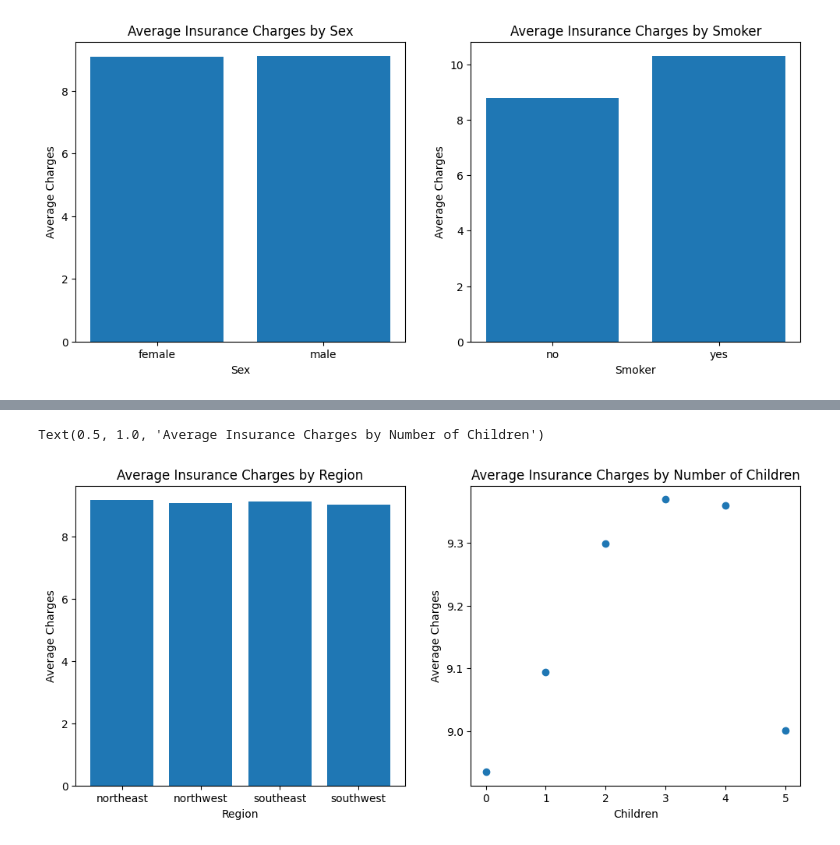
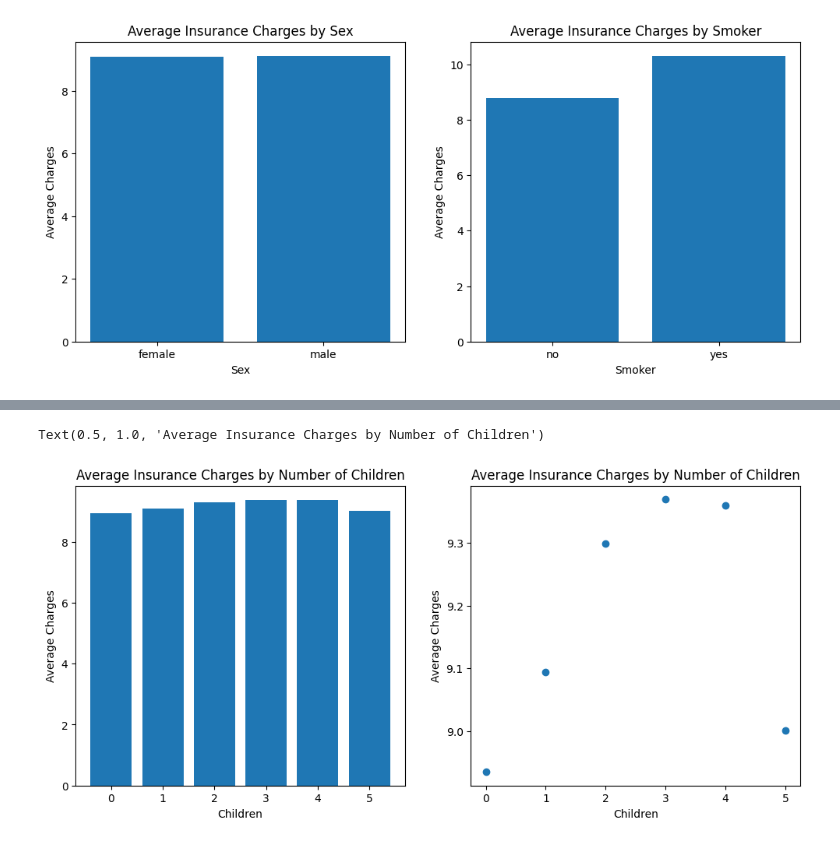
Before and after one commit to Lailah-Idrees/medical_insurance_data_analysis, a Jupyter notebook: jupyter_notebooks/Data_Visualisation.ipynb, the cells around one changed output, grey strips where cells are left out. Cells and saved outputs as stored; diff of their text form; code cells hidden in the pictures.

```diff
--- a/jupyter_notebooks/Data_Visualisation.ipynb
+++ b/jupyter_notebooks/Data_Visualisation.ipynb
@@ -74,15 +87,15 @@ plt.show()
 # %%
-region_charges = df.groupby('region')['charges'].mean()
+children_charges_charges = df.groupby('children')['charges'].mean()
 fig,axes=plt.subplots(1, 2, figsize=(12,5))
-axes[0].bar(x=region_charges.index, height=region_charges)
-axes[0].set_xlabel('Region')
+axes[0].bar(x=children_charges_charges.index, height=children_charges_charges)
+axes[0].set_xlabel('Children')
 axes[0].set_ylabel('Average Charges')
-axes[0].set_title('Average Insurance Charges by Region')
+axes[0].set_title('Average Insurance Charges by Number of Children')
 
-axes[1].scatter(x=children_charges.index, y=children_charges)
+axes[1].scatter(x=children_charges_charges.index, y=children_charges_charges)
 axes[1].set_xlabel('Children')
 axes[1].set_ylabel('Average Charges')
 axes[1].set_title('Average Insurance Charges by Number of Children')
 # %% [output]
 Text(0.5, 1.0, 'Average Insurance Charges by Number of Children')
-[figure, old version]
+[figure, new version]
```
Also changed, not shown: parts of 7 cells of this notebook.
